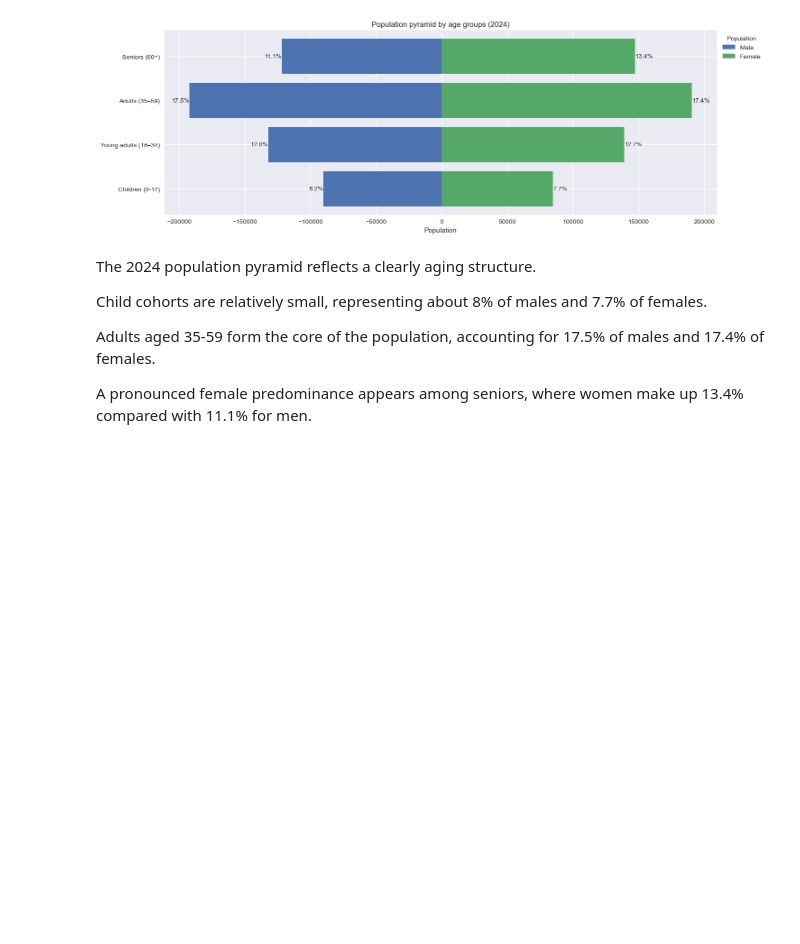
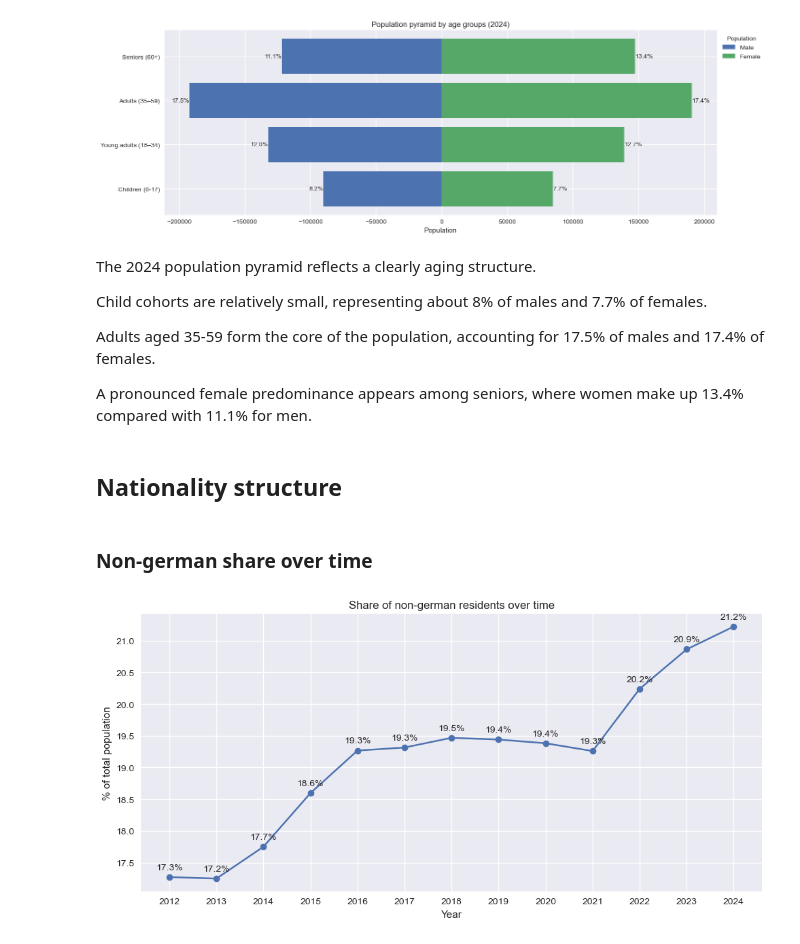
Before and after one commit to rosewiine/cologne-city-eda, a Jupyter notebook: notebooks/02_EDA.ipynb, the cells around one changed output. Cells and saved outputs as stored; diff of their text form; code cells hidden in the pictures; blank space fills up the shorter version.

Commit message:
EDA: demographic analysis - nationality structure

```diff
--- a/notebooks/02_EDA.ipynb
+++ b/notebooks/02_EDA.ipynb
@@ -848,3 +889,32 @@ Child cohorts are relatively small, representing about 8% of males and 7.7% of f
 Adults aged 35-59 form the core of the population, accounting for 17.5% of males and 17.4% of females.
 
 A pronounced female predominance appears among seniors, where women make up 13.4% compared with 11.1% for men.
+# %% [markdown]
+## Nationality structure
+# %% [markdown]
+### Non-german share over time
+# %%
+df_temp = df_city[['year', 'population_total', 'non_german_total', 'non_german_share', 'avg_age_german', 'avg_age_non_german', 'migration_background_total', 'migration_background_share', 'residents_with_migration_background_00_18']].copy()
+
+df_temp['german_total'] = df_temp['population_total'] - df_temp['non_german_total']
+
+df_temp['german_change'] = df_temp['german_total'].pct_change() * 100
+df_temp['non_german_change'] = df_temp['non_german_total'].pct_change() * 100
+# %%
+fig, ax = plt.subplots(figsize=(10,5))
+
+ax.plot(df_temp['year'], df_temp['non_german_share'], marker='o')
+
+for x, y in zip(df_temp['year'], df_temp['non_german_share']):
+        ax.annotate(f"{y:.1f}%", (x, y), xytext=(0, 8), textcoords='offset points', ha='center')
+
+ax.set_xlabel("Year")
+ax.set_ylabel("% of total population")
+ax.set_xticks(df_city['year'])
+plt.title("Share of non-german residents over time")
+
+
+plt.tight_layout()
+plt.show()
+# %% [output]
+[figure, added]
```
Also changed, not shown: parts of 33 cells of this notebook, 2 other files.
